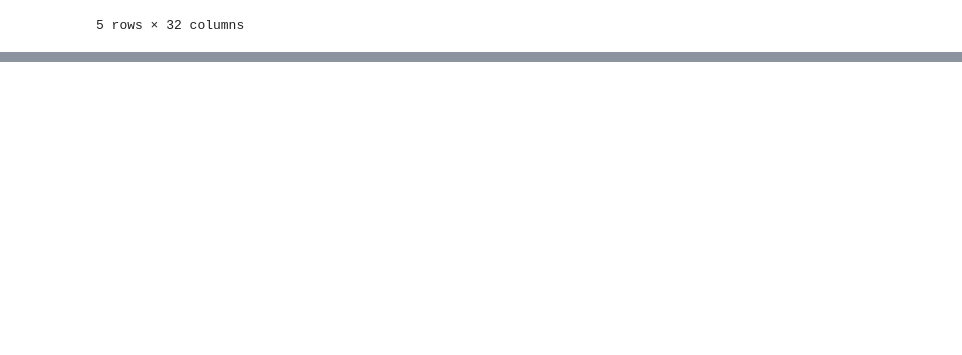
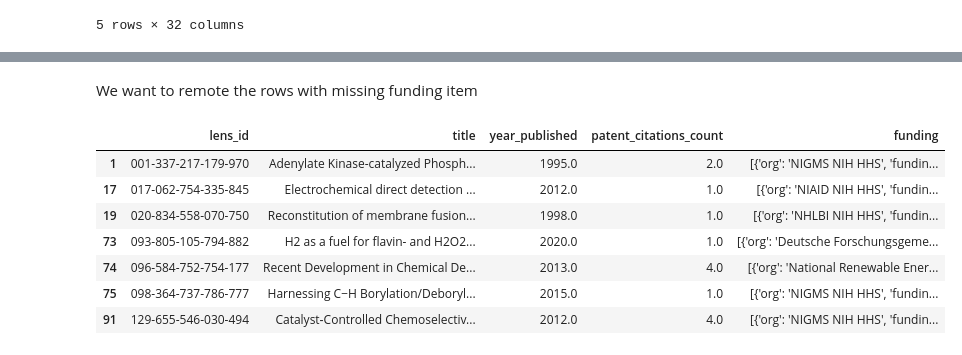
Before and after one commit to kaust-library/lens_api_dataset, a Jupyter notebook: lens_org.ipynb, the cells around one changed output, grey strips where cells are left out. Saved outputs shown, nothing was run; the diff lists cells and outputs as text; code cells hidden in the pictures; blank space fills up the shorter version.

```diff
--- a/lens_org.ipynb
+++ b/lens_org.ipynb
@@ -380,0 +435,19 @@ df_author_3.head()
+# %% [markdown]
+We want to remote the rows with missing funding item
+# %%
+df_journals_patent = df.loc[
+    (df['publication_type'] == "journal article") &
+    (df['patent_citations_count'] >= 1) &
+    (df['funding'].notna()),
+    ['lens_id', 'title', 'year_published','patent_citations_count', 'funding']
+]
+df_journals_patent
+# %% [output]
+|  | lens_id | title | year_published | patent_citations_count | funding |
+| 1 | 001-337-217-179-970 | Adenylate Kinase-catalyzed Phosph... | 1995.0 | 2.0 | [{'org': 'NIGMS NIH HHS', 'fundin... |
+| 17 | 017-062-754-335-845 | Electrochemical direct detection ... | 2012.0 | 1.0 | [{'org': 'NIAID NIH HHS', 'fundin... |
+| 19 | 020-834-558-070-750 | Reconstitution of membrane fusion... | 1998.0 | 1.0 | [{'org': 'NHLBI NIH HHS', 'fundin... |
+| 73 | 093-805-105-794-882 | H2 as a fuel for flavin- and H2O2... | 2020.0 | 1.0 | [{'org': 'Deutsche Forschungsgeme... |
+| 74 | 096-584-752-754-177 | Recent Development in Chemical De... | 2013.0 | 4.0 | [{'org': 'National Renewable Ener... |
+| 75 | 098-364-737-786-777 | Harnessing C−H Borylation/Deboryl... | 2015.0 | 1.0 | [{'org': 'NIGMS NIH HHS', 'fundin... |
+| 91 | 129-655-546-030-494 | Catalyst‐Controlled Chemoselectiv... | 2012.0 | 4.0 | [{'org': 'NIGMS NIH HHS', 'fundin... |
```
Also changed, not shown: parts of 11 cells of this notebook.
